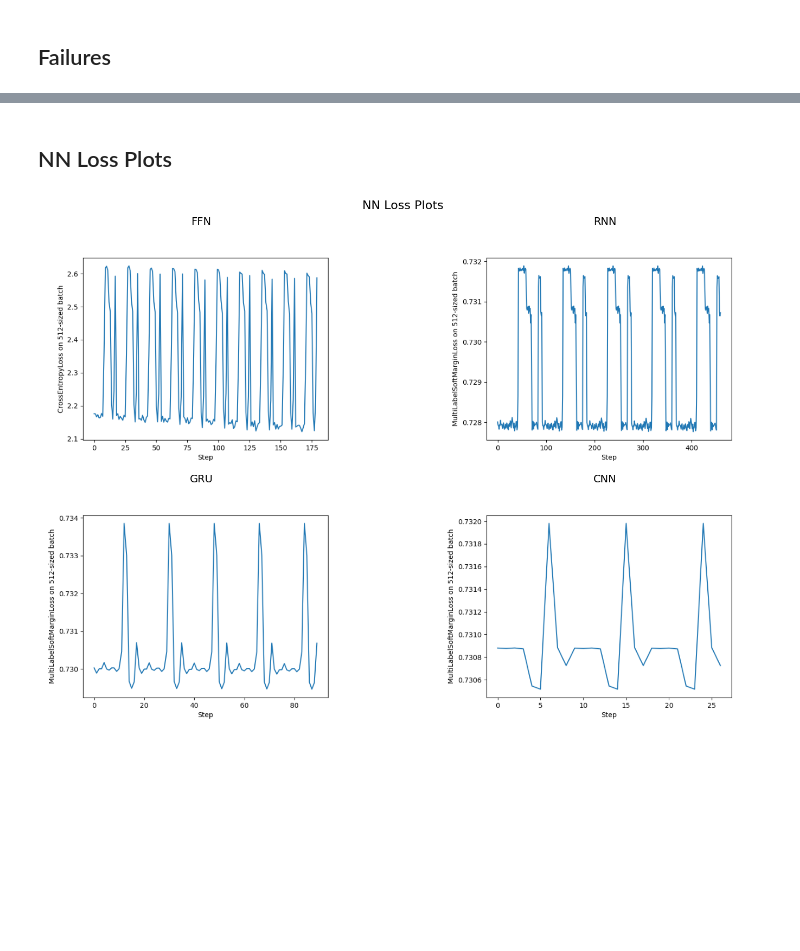
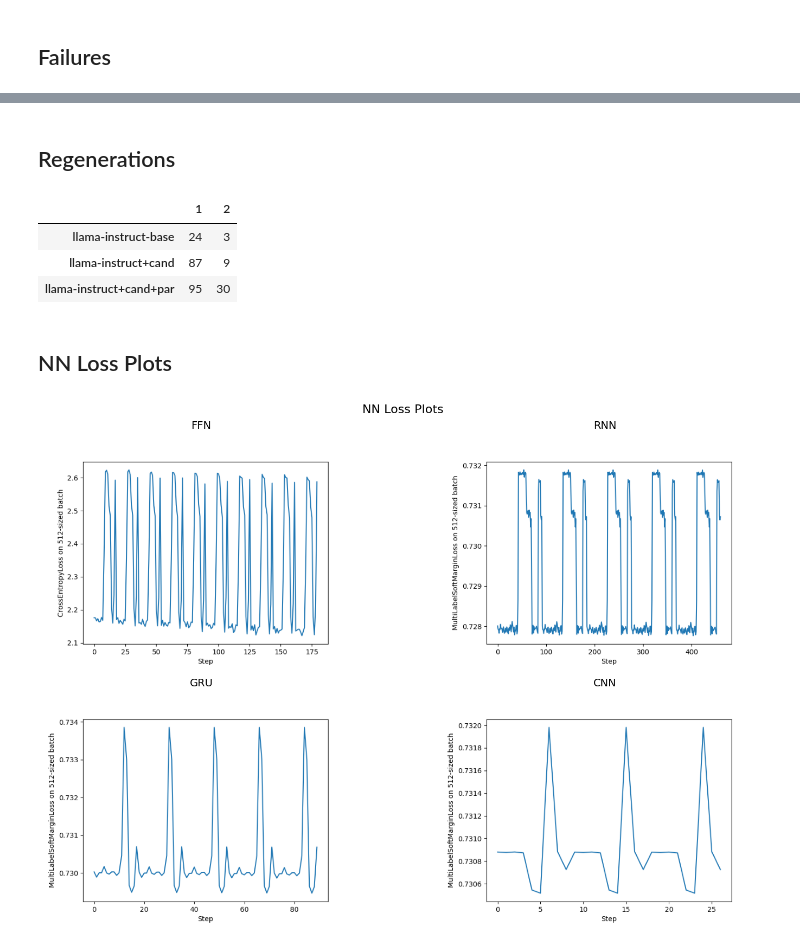
Before and after one commit to maxschmaltz/DEKOR, a Jupyter notebook: benchmarking/comparison.ipynb, the cells around one changed output, grey strips where cells are left out. Cells and saved outputs as stored; diff of their text form; code cells hidden in the pictures; blank space fills up the shorter version.

```diff
--- a/benchmarking/comparison.ipynb
+++ b/benchmarking/comparison.ipynb
@@ -586,3 +589,53 @@ failures
+# %% [markdown]
+## Regenerations
+# %%
+regenerations_data = {}
+
+for llm, path in {
+	"llama-instruct-base": "benchmarking/results/llms/llama-instruct/base_english_0_shot",
+	"llama-instruct+cand": "benchmarking/results/llms/llama-instruct/cand_english_0_shot",
+	"llama-instruct+cand+par": "benchmarking/results/llms/llama-instruct/cand_par_english_0_shot"
+}.items():
+
+	df = pd.read_csv(
+		os.path.join(path, "df.tsv"),
+		sep="\t",
+		index_col=0
+	)
+	df["lemmas"] = [Compound(raw).lemma for raw in df.index]
+	correct_preds = df[df["is_correct"]]["lemmas"].values.tolist()
+	n_cor = len(correct_preds)
+
+	with open(os.path.join(path, "messages.json"), encoding="utf-8") as f:
+		messages = json.load(f)
+
+	correct_messages = {
+		key: value for key, value in messages.items()
+		if key in correct_preds
+	}
+
+	n_regenerations = [
+		len([
+			m for m in message
+			if "Your colleague had the following task" in  m["content"]
+		])
+		for message in correct_messages.values()
+	]
+	n_regenerations = {
+		n: n_regenerations.count(n)
+		for n in set(n_regenerations)
+		if n
+	}
+	regenerations_data[llm] = n_regenerations
+
+regenerations = pd.DataFrame(regenerations_data).T
+save_df(regenerations, os.path.join(figures_dir, "regenerations.tsv"))
+regenerations
+# %% [output]
+|  | 1 | 2 |
+| llama-instruct-base | 24 | 3 |
+| llama-instruct+cand | 87 | 9 |
+| llama-instruct+cand+par | 95 | 30 |
 # %% [markdown]
 ## NN Loss Plots
 # %%
```
Also changed, not shown: parts of 26 cells of this notebook, 25 other files.
